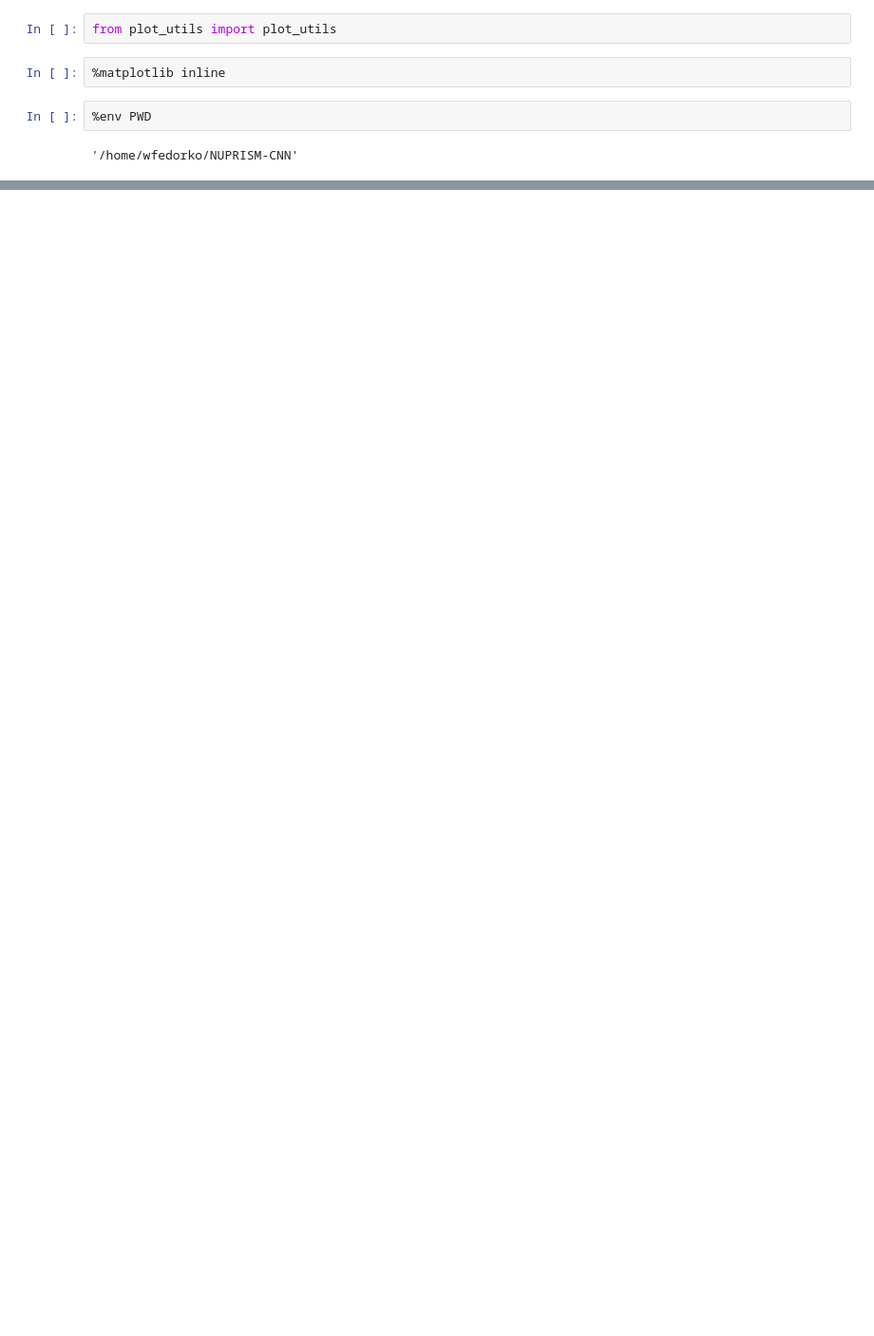
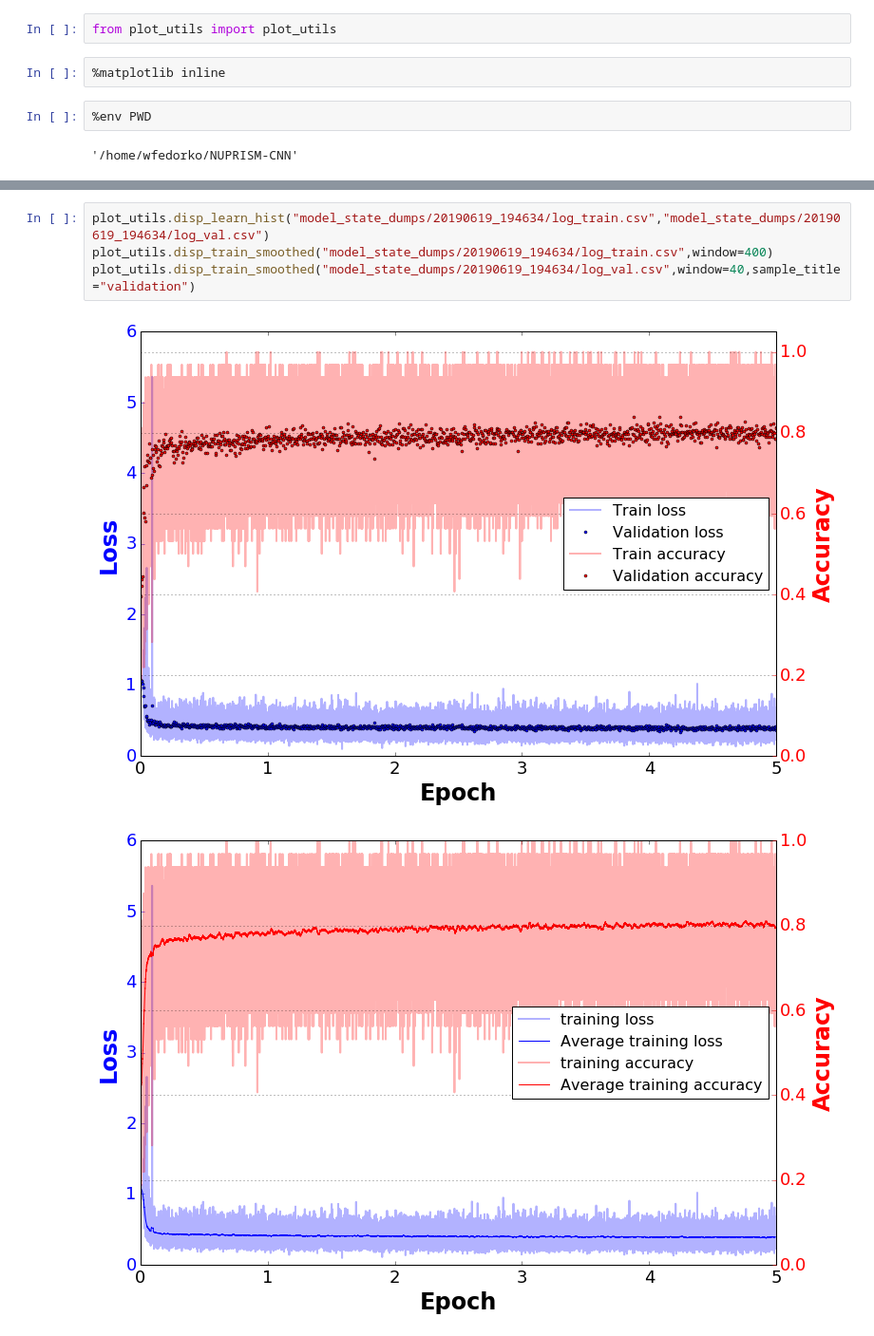
Before and after one commit to triumf-data-science-study-group/NUPRISM-CNN, a Jupyter notebook: Displaying training history.ipynb, the cells around one changed output, grey strips where cells are left out. Shown at 95% size. Drawn from its saved outputs; the diff is of its cells as text; blank space fills up the shorter version.

```diff
--- a/Displaying training history.ipynb
+++ b/Displaying training history.ipynb
@@ -16,0 +17,7 @@ plot_utils.disp_train_smoothed("model_state_dumps/20190619_135037/log_val.csv",w
+# %%
+plot_utils.disp_learn_hist("model_state_dumps/20190619_194634/log_train.csv","model_state_dumps/20190619_194634/log_val.csv")
+plot_utils.disp_train_smoothed("model_state_dumps/20190619_194634/log_train.csv",window=400)
+plot_utils.disp_train_smoothed("model_state_dumps/20190619_194634/log_val.csv",window=40,sample_title="validation")
+# %% [output]
+[figure, added]
+[figure, added]
```
Also changed, not shown: parts of 2 cells of this notebook, 1 other file.
